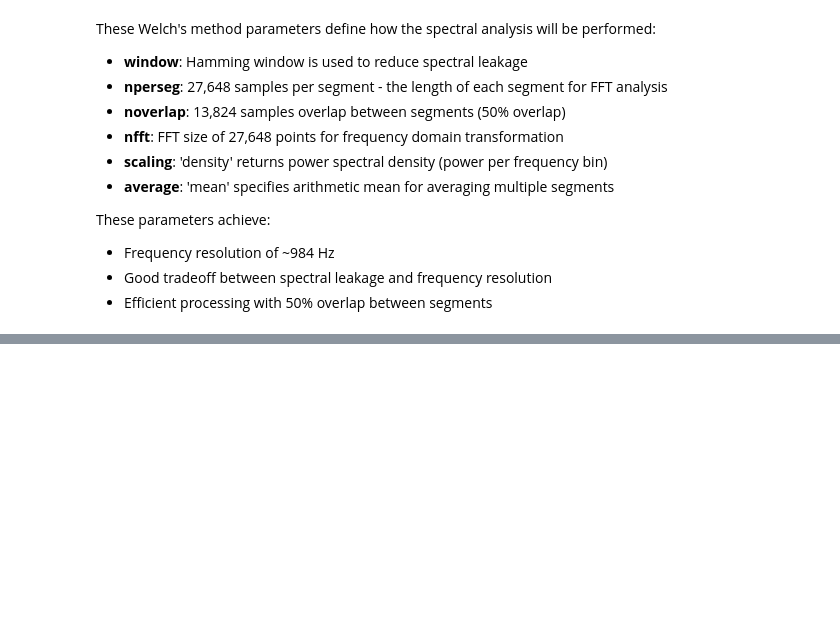
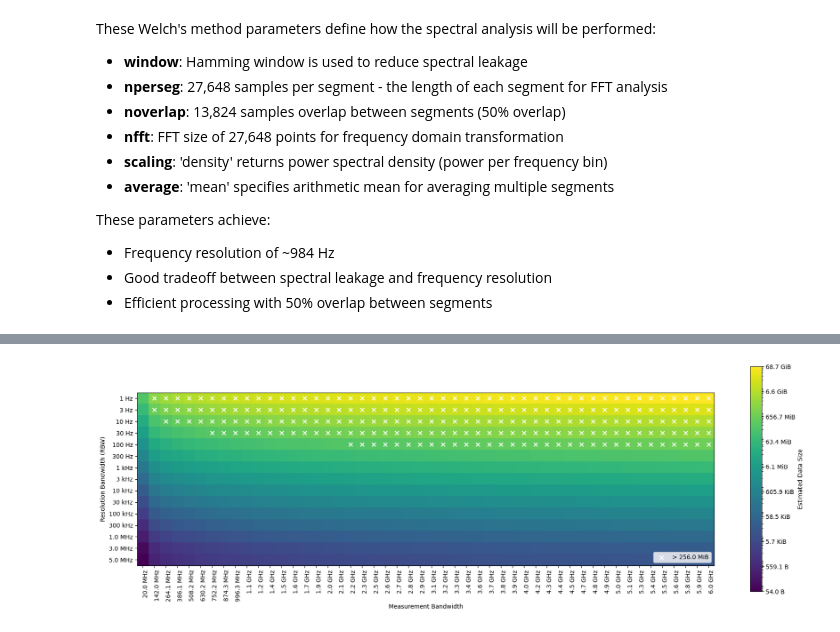
Before and after one commit to dunderlab/python-rfscope, a Jupyter notebook: docs/source/notebooks/planning.ipynb, the cells around one changed output, grey strips where cells are left out. Saved outputs shown, nothing was run; the diff lists cells and outputs as text; code cells hidden in the pictures; blank space fills up the shorter version.

```diff
--- a/docs/source/notebooks/planning.ipynb
+++ b/docs/source/notebooks/planning.ipynb
@@ -108,0 +352,4 @@ These parameters achieve:
+# %%
+plot_memory_matrix(samples_matrix_kib, BW=BW_LIST, RBW=RBW_LIST, memory_limit_kib=256 * 1024)
+# %% [output]
+[figure, added]
```
Also changed, not shown: parts of 10 cells of this notebook.
